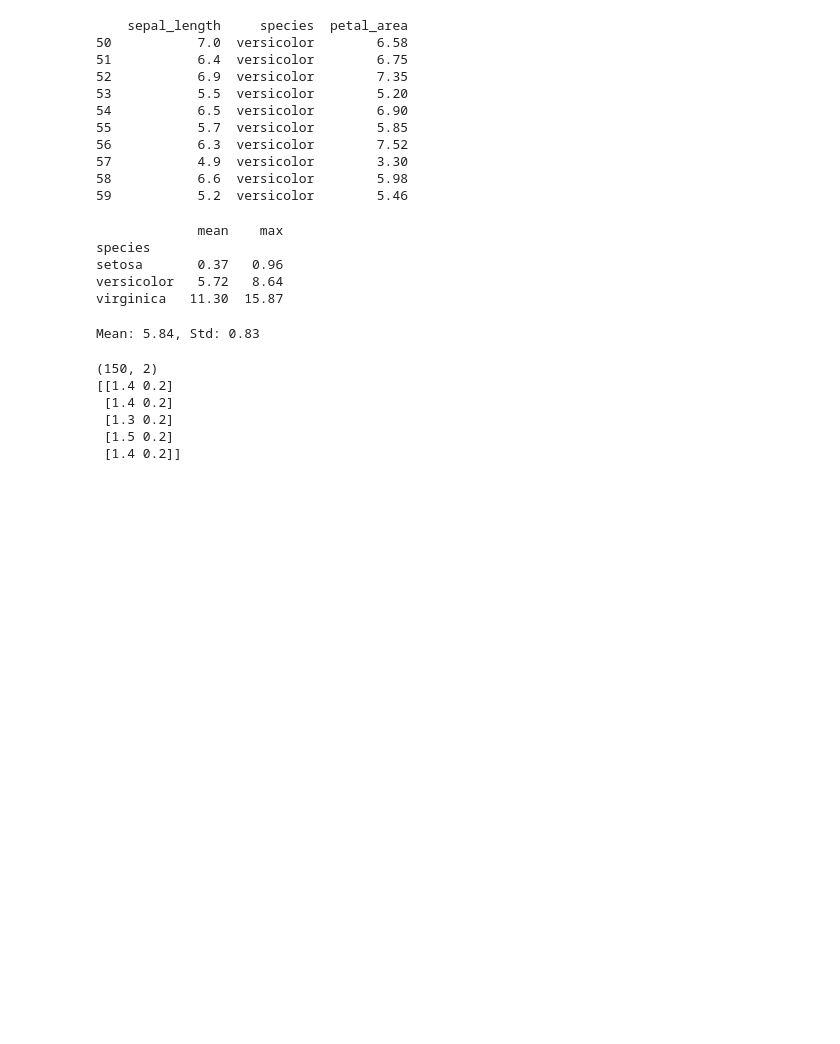
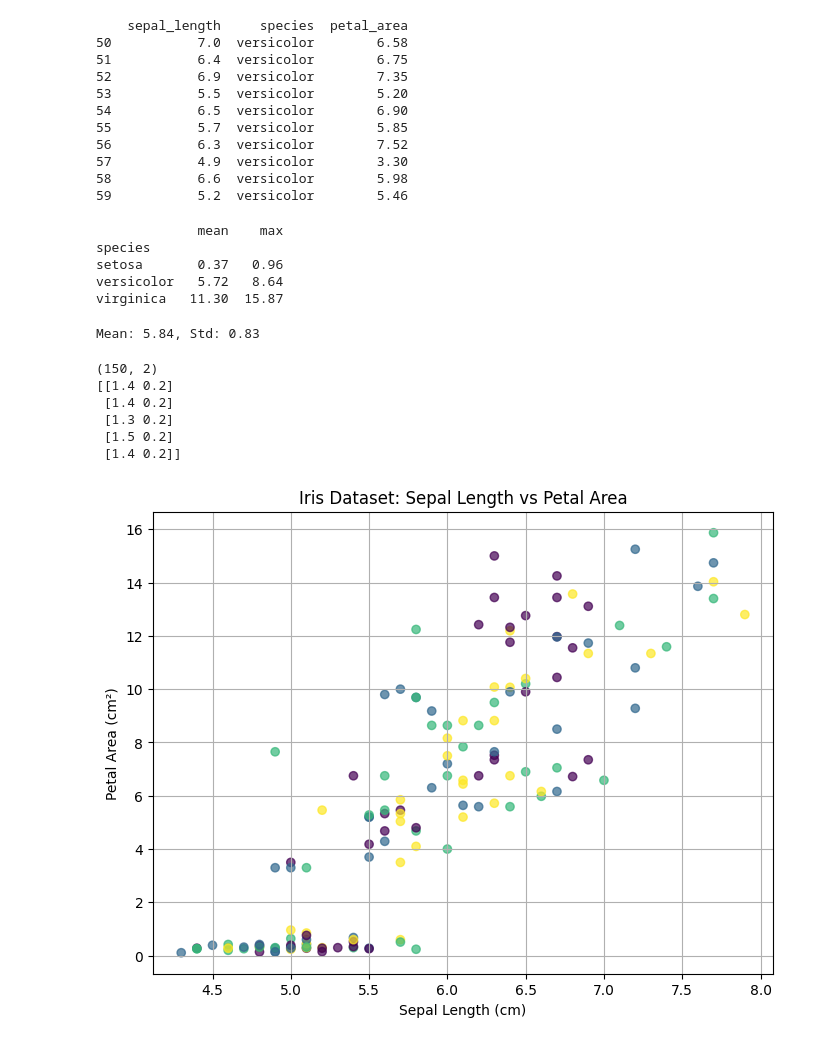
Before and after one commit to 23f3003549/ML-Internship-2026, a Jupyter notebook: notebooks/week1/day2_pandas-numpy_plots.ipynb, the cells around one changed output. Saved outputs shown, nothing was run; the diff lists cells and outputs as text; code cells hidden in the pictures; blank space fills up the shorter version.

```diff
--- a/notebooks/week1/day2_pandas-numpy_plots.ipynb
+++ b/notebooks/week1/day2_pandas-numpy_plots.ipynb
@@ -70,11 +72,13 @@ print(petal_matrix[:5])
 # %%
 #scatterplot
 import matplotlib.pyplot as plt
 
 plt.figure(figsize=(8,6))
-plt.scatter(df['sepal_length'], df['petal_area'], c=df.index % 3, alpha=0.7)
+plt.scatter(df['sepal_length'], df['petal_area'], c= df.index%4, alpha=0.7)
 plt.xlabel('Sepal Length (cm)')
 plt.ylabel('Petal Area (cm²)')
 plt.title('Iris Dataset: Sepal Length vs Petal Area')
 plt.grid(True)
 plt.show()
+# %% [output]
+[figure, added]
```
Also changed, not shown: parts of 2 cells of this notebook, 5 other files.
